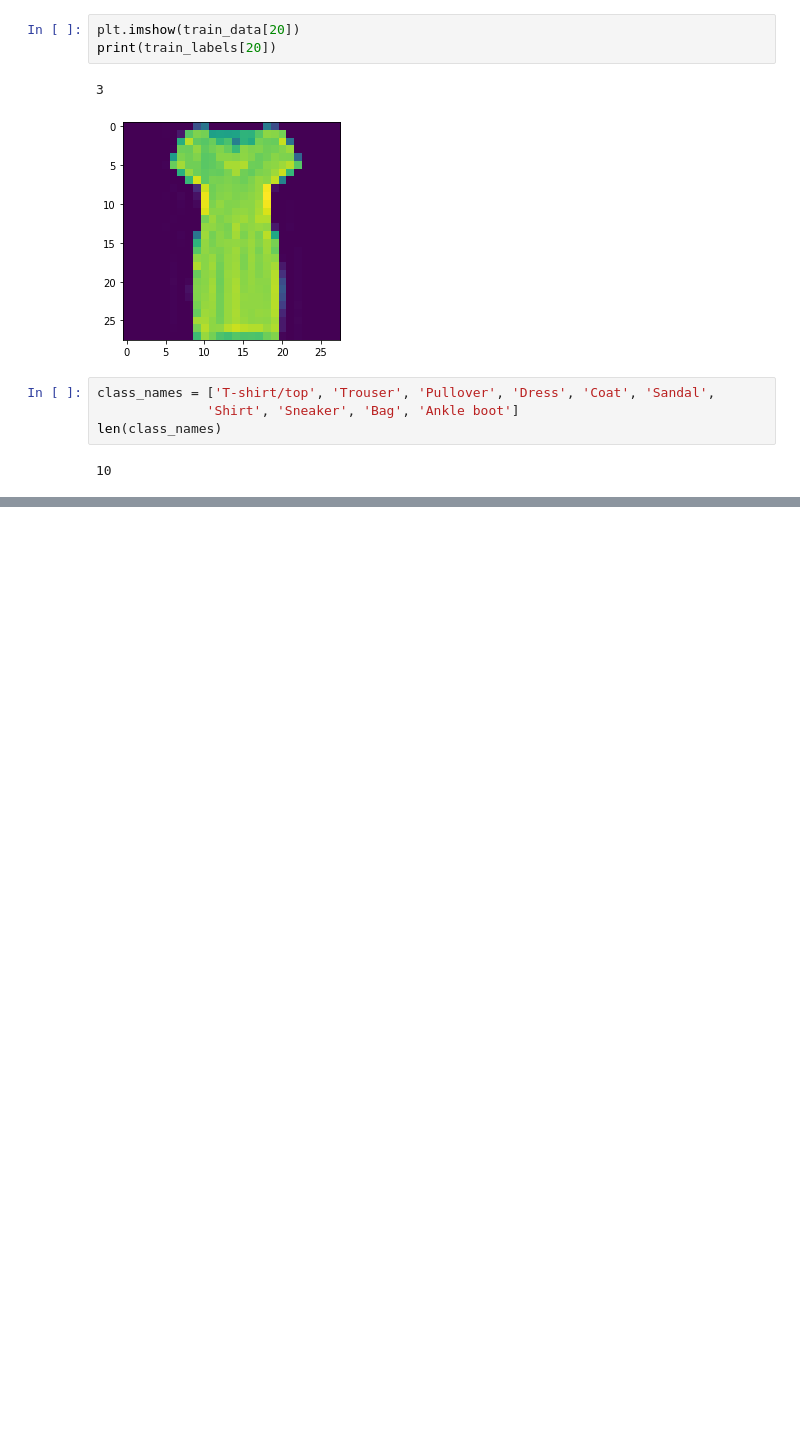
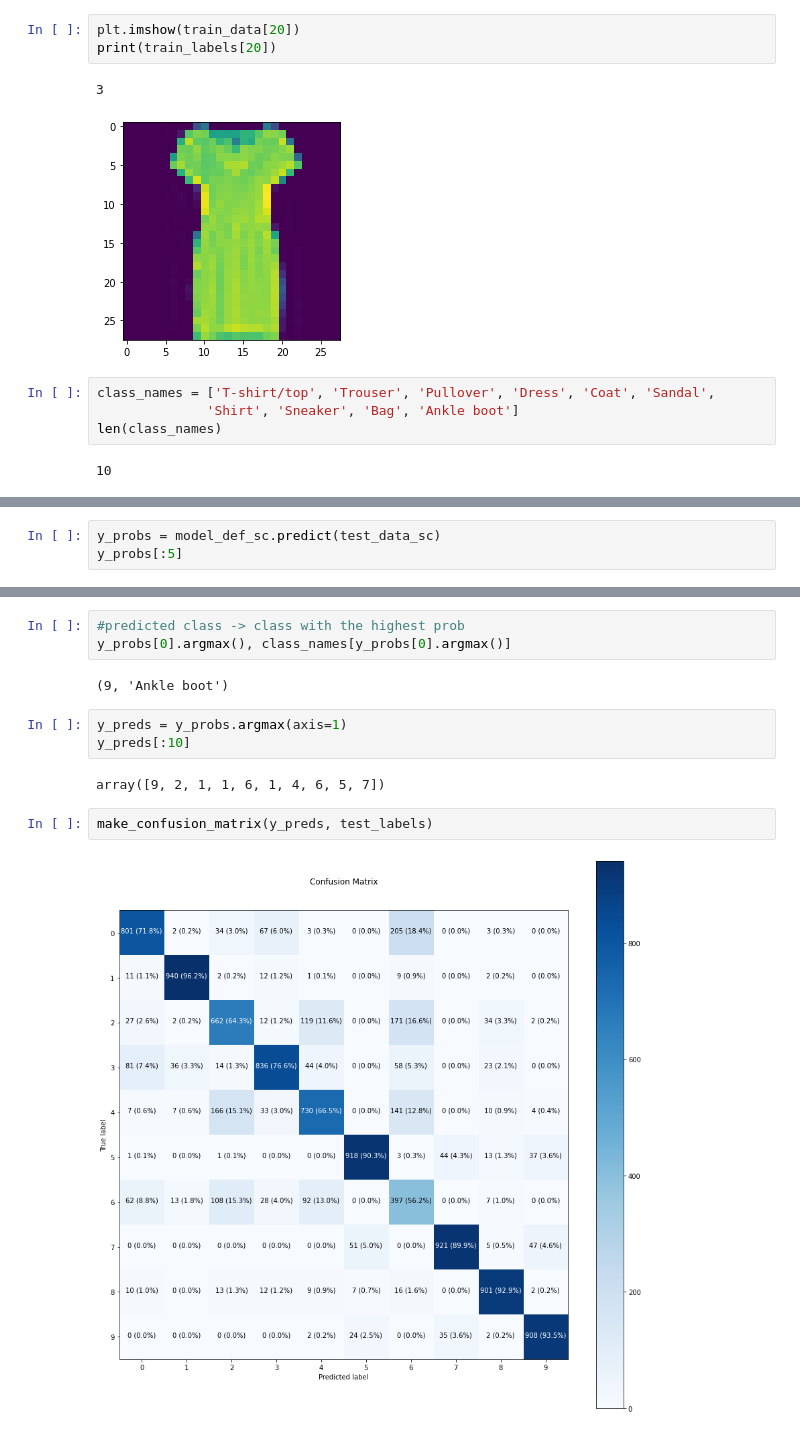
Before and after one commit to Rubnserrano/TF-Certification, a Jupyter notebook: 02_curso_tensorflow_certificate.ipynb, the cells around one changed output, grey strips where cells are left out. Cells and saved outputs as stored; diff of their text form; blank space fills up the shorter version.

```diff
--- a/02_curso_tensorflow_certificate.ipynb
+++ b/02_curso_tensorflow_certificate.ipynb
@@ -340,0 +551,3 @@ len(class_names)
+# %%
+y_probs = model_def_sc.predict(test_data_sc)
+y_probs[:5]
@@ -340,0 +571,14 @@ len(class_names)
+# %%
+#predicted class -> class with the highest prob
+y_probs[0].argmax(), class_names[y_probs[0].argmax()]
+# %% [output]
+(9, 'Ankle boot')
+# %%
+y_preds = y_probs.argmax(axis=1)
+y_preds[:10]
+# %% [output]
+array([9, 2, 1, 1, 6, 1, 4, 6, 5, 7])
+# %%
+make_confusion_matrix(y_preds, test_labels)
+# %% [output]
+[figure, added]
```
Also changed, not shown: parts of 13 cells of this notebook.
